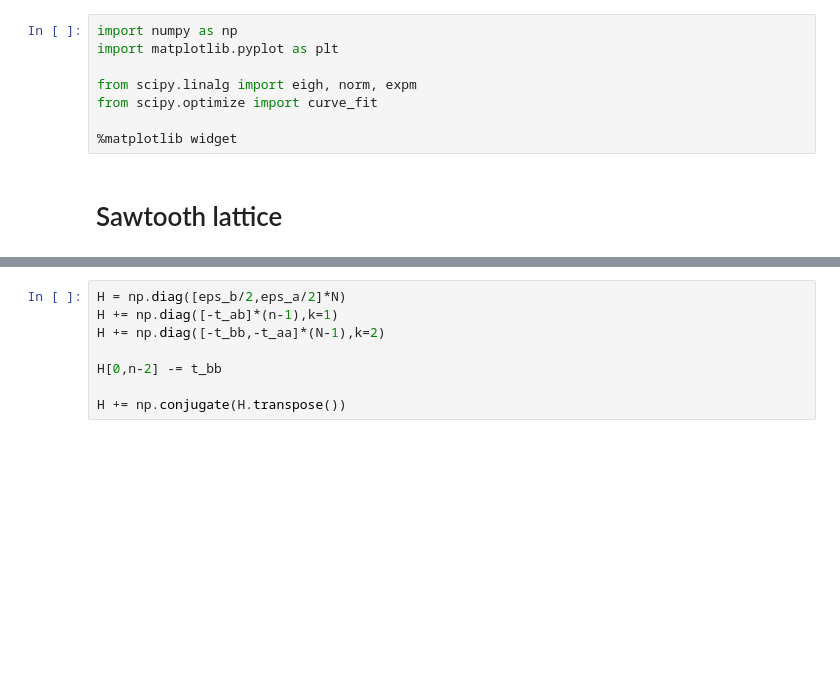
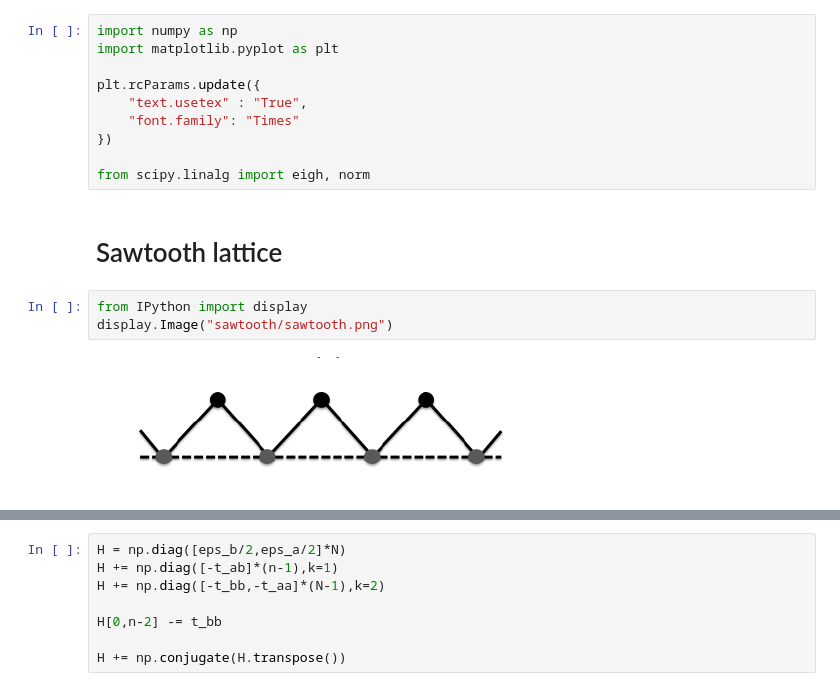
Before and after one commit to enrico0014/QOptics_FB, a Jupyter notebook: sawtooth.ipynb, the cells around one changed output, grey strips where cells are left out. Drawn from its saved outputs; the diff is of its cells as text; blank space fills up the shorter version.

```diff
--- a/sawtooth.ipynb
+++ b/sawtooth.ipynb
@@ -2,9 +2,16 @@
 import numpy as np
 import matplotlib.pyplot as plt
 
-from scipy.linalg import eigh, norm, expm
-from scipy.optimize import curve_fit
+plt.rcParams.update({
+    "text.usetex" : "True",
+    "font.family": "Times"
+})
 
-%matplotlib widget
+from scipy.linalg import eigh, norm
 # %% [markdown]
 # Sawtooth lattice
+# %%
+from IPython import display
+display.Image("sawtooth/sawtooth.png")
+# %% [output]
+[figure, added]
```
Also changed, not shown: parts of 19 cells of this notebook.
